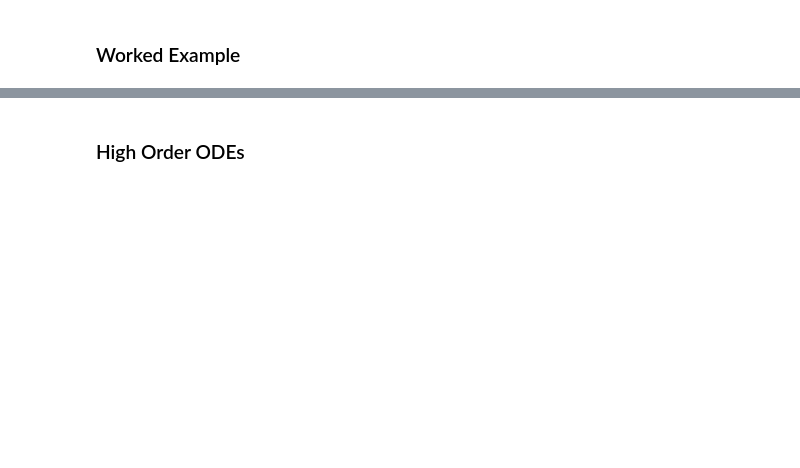
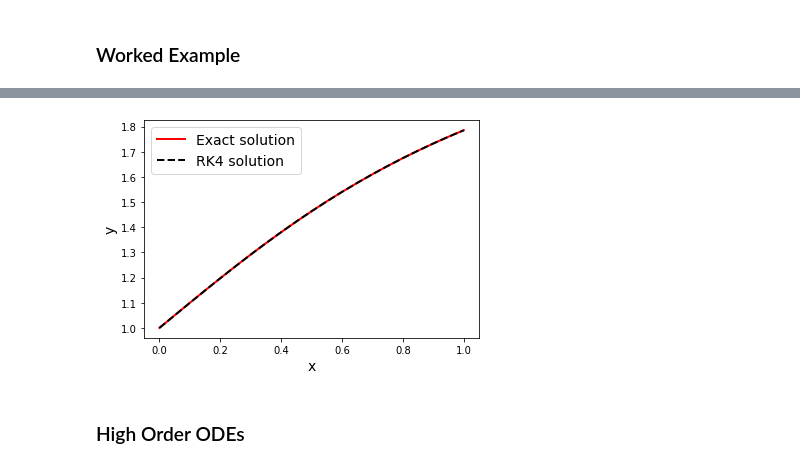
Before and after one commit to maystey/uct_nassp_cm2020, a Jupyter notebook: content/ode/runge-kutta.ipynb, the cells around one changed output, grey strips where cells are left out. Saved outputs shown, nothing was run; the diff lists cells and outputs as text; code cells hidden in the pictures; blank space fills up the shorter version.

Commit message:
Add content ODE: Runge-Kutta

```diff
--- a/content/ode/runge-kutta.ipynb
+++ b/content/ode/runge-kutta.ipynb
@@ -228,2 +250,50 @@ This method has an accumulated error of $\mathcal(h^4)$
+# %%
+import numpy as np
+import matplotlib.pyplot as plt
+
+x0, y0 = 0, 1 #initial conditions
+h = 0.05
+x_end = 1
+
+#Differential equation
+def f(x, y):
+    return 1/(1 + x*x)
+
+#Exact solution
+def y_exact(x):
+    return 1 + np.arctan(x)
+
+#Constructing the arrays:
+x_arr = np.arange(x0, x_end + h, h) #make sure it goes up to and including x_end
+
+y_arr = np.zeros(x_arr.shape)
+y_arr[0] = y0
+
+#Runge-Kutta method
+for i,x in enumerate(x_arr[:-1]):
+
+    #k values
+    k1 = f(x, y_arr[i])
+    k2 = f(x + 0.5*h, y_arr[i] + 0.5*h*k1)
+    k3 = f(x + 0.5*h, y_arr[i] + 0.5*h*k2)
+    k4 = f(x + h, y_arr[i] + k3)
+
+    #update
+    y_arr[i+1] = y_arr[i] + h/6*(k1 + 2*k2 + 2*k3 + k4)
+
+
+#Plotting the solution
+fig, ax = plt.subplots()
+
+ax.plot(x_arr, y_exact(x_arr), '-r', label = 'Exact solution', linewidth = 2)
+ax.plot(x_arr, y_arr, '--k', label = 'RK4 solution', linewidth = 2)
+ax.set_xlabel('x', fontsize = 14)
+ax.set_ylabel('y', fontsize = 14)
+
+ax.legend(fontsize = 14)
+
+plt.show()
+# %% [output]
+[figure, added]
 # %% [markdown]
 ### High Order ODEs
```
Also changed, not shown: parts of 9 cells of this notebook, 2 other files.
